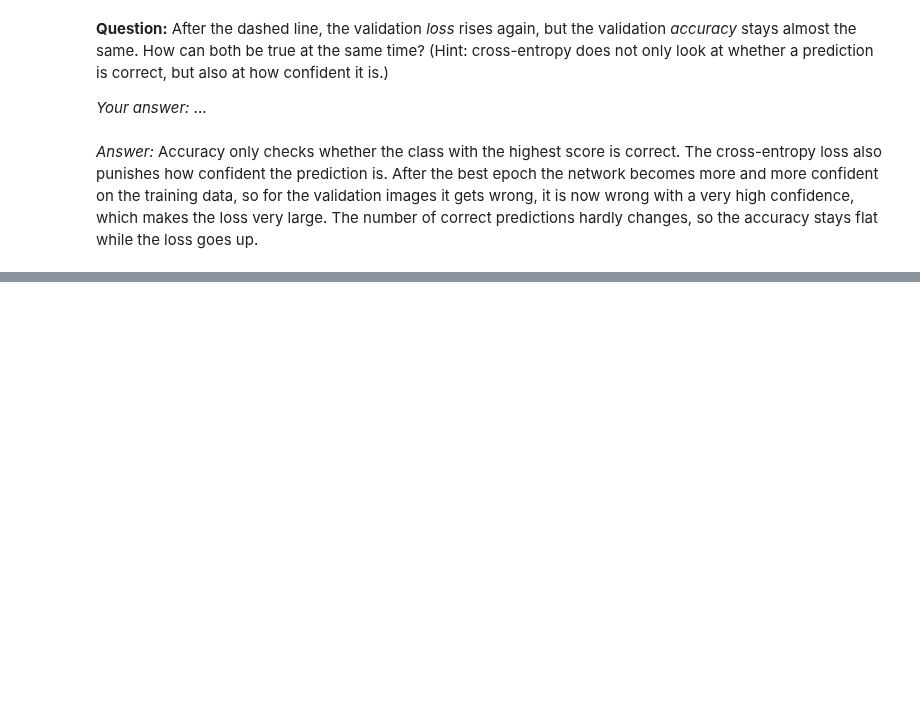
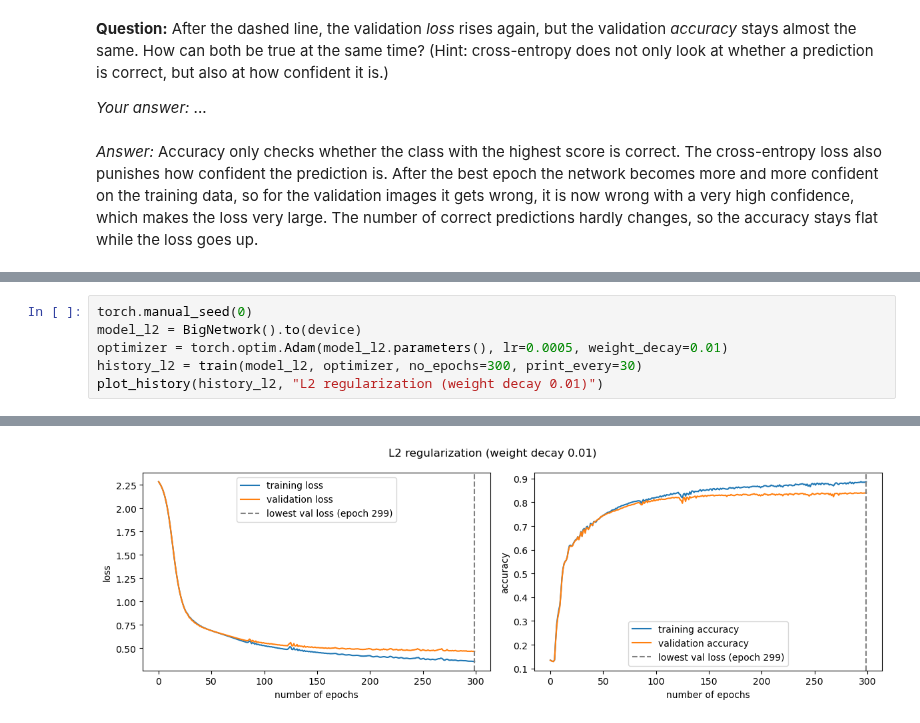
Before and after one commit to shirouuuu/ml2-ws26, a Jupyter notebook: solutions/05_ModelFit_Overfitting-Solution.ipynb, the cells around one changed output, grey strips where cells are left out. Cells and saved outputs as stored; diff of their text form; blank space fills up the shorter version.

```diff
--- a/solutions/05_ModelFit_Overfitting-Solution.ipynb
+++ b/solutions/05_ModelFit_Overfitting-Solution.ipynb
@@ -325,0 +342,7 @@ extended network      : train acc 0.971, val acc 0.848, gap 0.123, val loss 0.52
+# %%
+torch.manual_seed(0)
+model_l2 = BigNetwork().to(device)
+optimizer = torch.optim.Adam(model_l2.parameters(), lr=0.0005, weight_decay=0.01)
+history_l2 = train(model_l2, optimizer, no_epochs=300, print_every=30)
+plot_history(history_l2, "L2 regularization (weight decay 0.01)")
+# %% [output]
@@ -325,0 +359 @@ extended network      : train acc 0.971, val acc 0.848, gap 0.123, val loss 0.52
+[figure, added]
```
Also changed, not shown: parts of 21 cells of this notebook.
